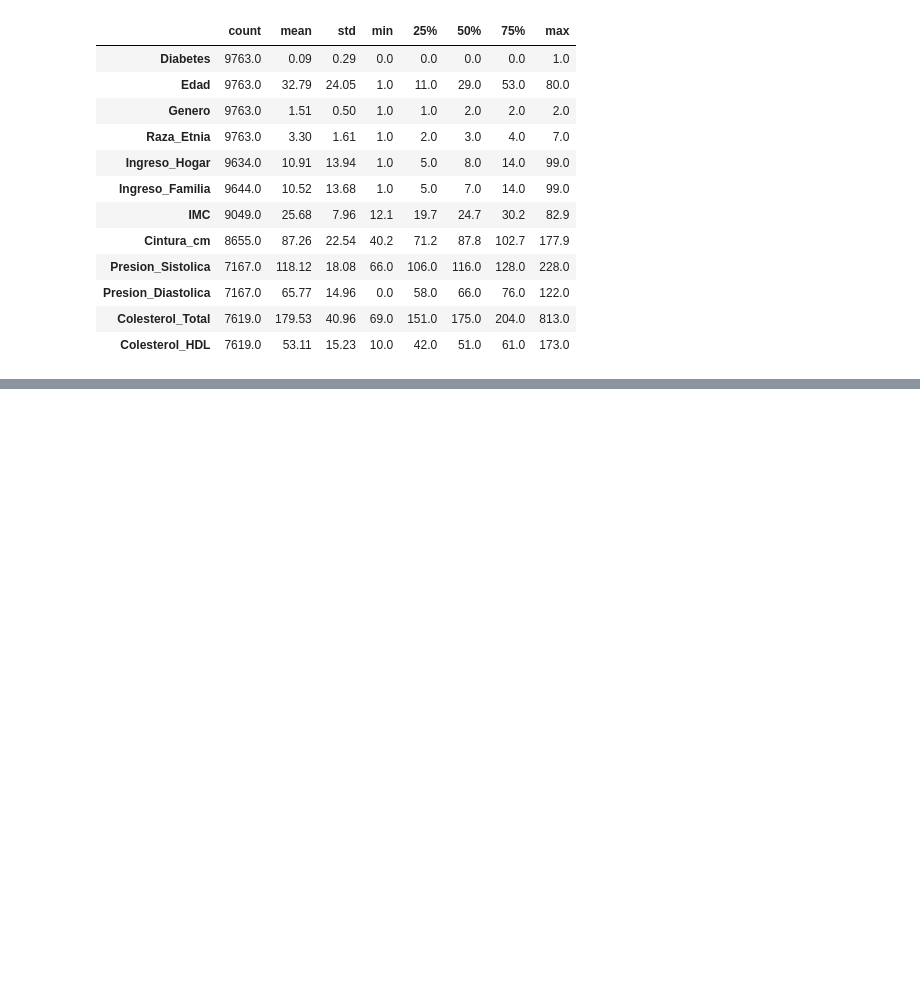
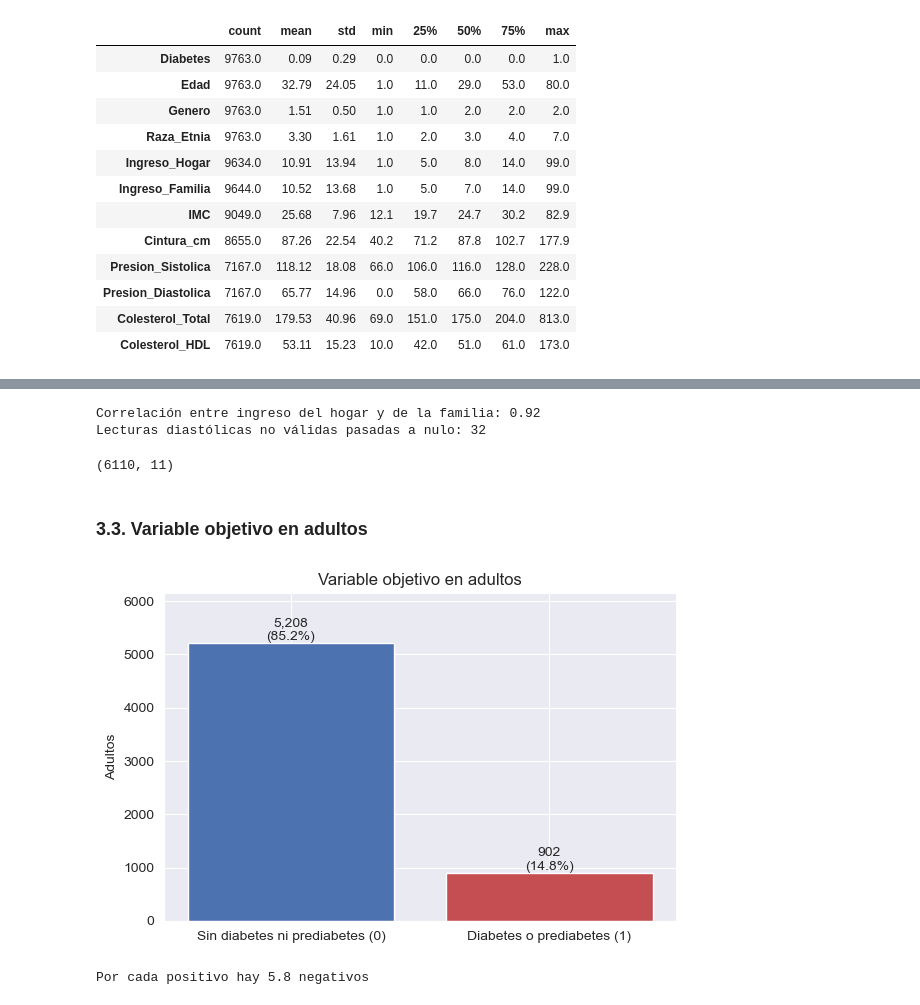
Before and after one commit to Alixguti9620/MIAD-DSA-Metabolic-Health-Explorer, a Jupyter notebook: scripts/06_Exploracion_complementaria_nhanes.ipynb, the cells around one changed output, grey strips where cells are left out. Cells and saved outputs as stored; diff of their text form; code cells hidden in the pictures; blank space fills up the shorter version.

```diff
--- a/scripts/06_Exploracion_complementaria_nhanes.ipynb
+++ b/scripts/06_Exploracion_complementaria_nhanes.ipynb
@@ -482,0 +18,17 @@ Encontramos que todas las variables son de tipo numérico (`int64` o `float64`),
+# %%
+import math
+import warnings
+from pathlib import Path
+
+import matplotlib.pyplot as plt
+import numpy as np
+import pandas as pd
+import seaborn as sns
+from scipy import stats
+
+sns.set_style("darkgrid")
+warnings.filterwarnings("ignore")
+
+RUTA_RAW = Path("..") / "data" / "raw"
+FIG_DIR = Path("..") / "reports" / "figures"
+FIG_DIR.mkdir(parents=True, exist_ok=True)
@@ -574,0 +306,4 @@ Segun la documentación de NHANES, las variables categóricas se codifican de la
+# %%
+adultos = df[df["Edad"] >= 18].copy()
+print(f"Registros totales: {len(df):,}  de aca  adultos: {len(adultos):,}")
+print(f"Positivos (diabetes o prediabetes): {adultos['Diabetes'].sum():,}  ({adultos['Diabetes'].mean():.1%})")
@@ -574,0 +319,57 @@ Segun la documentación de NHANES, las variables categóricas se codifican de la
+# %%
+print("Correlación entre ingreso del hogar y de la familia:",
+      round(adultos[["Ingreso_Hogar", "Ingreso_Familia"]].corr().iloc[0, 1], 2))
+
+adultos["Genero"] = adultos["Genero"].map({1: "Hombre", 2: "Mujer"})
+adultos["Raza_Etnia"] = adultos["Raza_Etnia"].map({
+    1: "Mexicano-americano", 2: "Otro hispano", 3: "Blanco no hispano",
+    4: "Negro no hispano", 6: "Asiático no hispano", 7: "Otra / multirracial",
+})
+
+def nivel_ingreso(codigo):
+    if codigo in (1, 2, 3, 4, 13):
+        return "Bajo (< 20 mil USD)"
+    if codigo in (5, 6, 7, 8, 9, 10):
+        return "Medio (20 - 75 mil USD)"
+    if codigo in (14, 15):
+        return "Alto (>= 75 mil USD)"
+    return np.nan  # 12, 77, 99 y vacíos
+
+adultos["Ingreso_Nivel"] = adultos["Ingreso_Hogar"].map(nivel_ingreso)
+adultos["Ingreso_Nivel"] = pd.Categorical(
+    adultos["Ingreso_Nivel"], ordered=True,
+    categories=["Bajo (< 20 mil USD)", "Medio (20 - 75 mil USD)", "Alto (>= 75 mil USD)"],
+)
+adultos = adultos.drop(columns=["Ingreso_Hogar", "Ingreso_Familia"])
+
+n_diast = (adultos["Presion_Diastolica"] < 10).sum()
+adultos.loc[adultos["Presion_Diastolica"] < 10, "Presion_Diastolica"] = np.nan
+print(f"Lecturas diastólicas no válidas pasadas a nulo: {n_diast}")
+
+NUM = ["Edad", "IMC", "Cintura_cm", "Presion_Sistolica", "Presion_Diastolica",
+       "Colesterol_Total", "Colesterol_HDL"]
+adultos.shape
+# %% [output]
+Correlación entre ingreso del hogar y de la familia: 0.92
+Lecturas diastólicas no válidas pasadas a nulo: 32
+(6110, 11)
+# %% [markdown]
+### 3.3. Variable objetivo en adultos
+# %%
+conteo = adultos["Diabetes"].value_counts().sort_index()
+etiquetas = ["Sin diabetes ni prediabetes (0)", "Diabetes o prediabetes (1)"]
+
+fig, ax = plt.subplots(figsize=(6, 4))
+barras = ax.bar(etiquetas, conteo.values, color=["#4C72B0", "#C44E52"])
+for b, v in zip(barras, conteo.values):
+    ax.text(b.get_x() + b.get_width() / 2, v + 60, f"{v:,}\n({v / conteo.sum():.1%})", ha="center")
+ax.set_ylabel("Adultos")
+ax.set_ylim(0, conteo.max() * 1.18)
+ax.set_title("Variable objetivo en adultos")
+plt.tight_layout()
+plt.savefig(FIG_DIR / "eda_objetivo_adultos.png", dpi=150)
+plt.show()
+print(f"Por cada positivo hay {conteo[0] / conteo[1]:.1f} negativos")
+# %% [output]
+[figure, added]
+Por cada positivo hay 5.8 negativos
```
Also changed, not shown: parts of 109 cells of this notebook, 15 other files.
